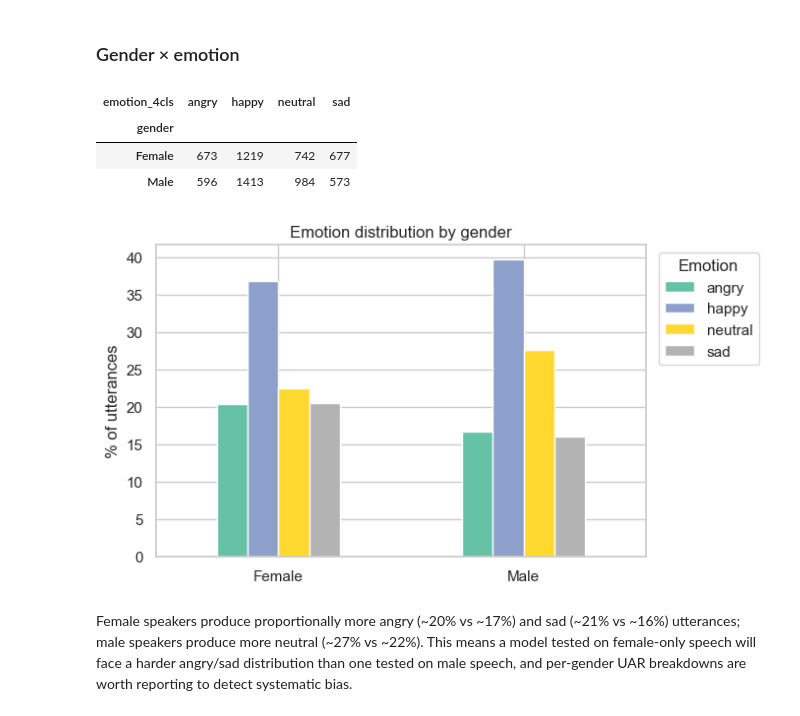
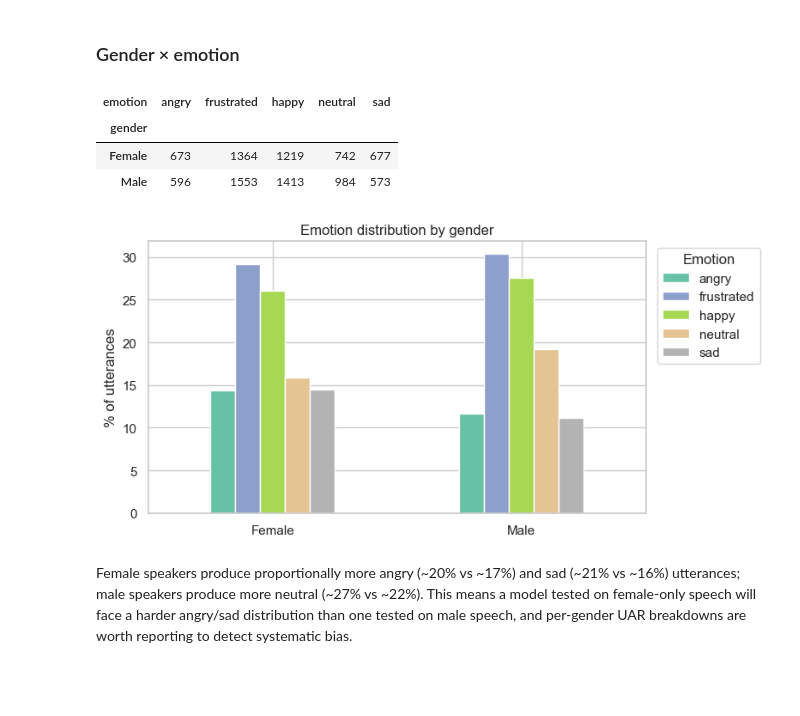
Before and after one commit to ronenhr/IEMOCAP-project, a Jupyter notebook: notebooks/02_eda.ipynb, the cells around one changed output. Saved outputs shown, nothing was run; the diff lists cells and outputs as text; code cells hidden in the pictures; blank space fills up the shorter version.

```diff
--- a/notebooks/02_eda.ipynb
+++ b/notebooks/02_eda.ipynb
@@ -963,27 +1517,24 @@ The class mix shifts noticeably across sessions. Session 2 is dominated by happy
 # %% [markdown]
 ### Gender × emotion
 # %%
-# Cross-tabulate utterance counts by gender and emotion class
-gender_emotion = df.groupby(['gender', 'emotion_4cls']).size().unstack(fill_value=0)
+gender_emotion = df.groupby(['gender', 'emotion']).size().unstack(fill_value=0)
 display(gender_emotion)
 
-# Normalise to percentages within each gender so the two groups are comparable
-# despite having different total utterance counts (Male: 5,239 vs Female: 4,800)
 gender_pct = gender_emotion.div(gender_emotion.sum(axis=1), axis=0) * 100
-ax = gender_pct.plot(kind='bar', figsize=(7, 4), colormap='Set2')
+ax = gender_pct.plot(kind='bar', figsize=(8, 4), colormap='Set2')
 ax.set_title('Emotion distribution by gender')
 ax.set_xlabel('')
 ax.set_ylabel('% of utterances')
 ax.legend(title='Emotion', bbox_to_anchor=(1.01, 1), loc='upper left')
 ax.tick_params(axis='x', rotation=0)
 plt.tight_layout()
 plt.show()
 # %% [output]
-| emotion_4cls | angry | happy | neutral | sad |
-| gender |  |  |  |  |
-| Female | 673 | 1219 | 742 | 677 |
-| Male | 596 | 1413 | 984 | 573 |
+| emotion | angry | frustrated | happy | neutral | sad |
+| gender |  |  |  |  |  |
+| Female | 673 | 1364 | 1219 | 742 | 677 |
+| Male | 596 | 1553 | 1413 | 984 | 573 |
-[figure, old version]
+[figure, new version]
 # %% [markdown]
 Female speakers produce proportionally more angry (~20% vs ~17%) and sad (~21% vs ~16%) utterances; male speakers produce more neutral (~27% vs ~22%). This means a model tested on female-only speech will face a harder angry/sad distribution than one tested on male speech, and per-gender UAR breakdowns are worth reporting to detect systematic bias.
 # %% [markdown]
```
Also changed, not shown: parts of 63 cells of this notebook.
